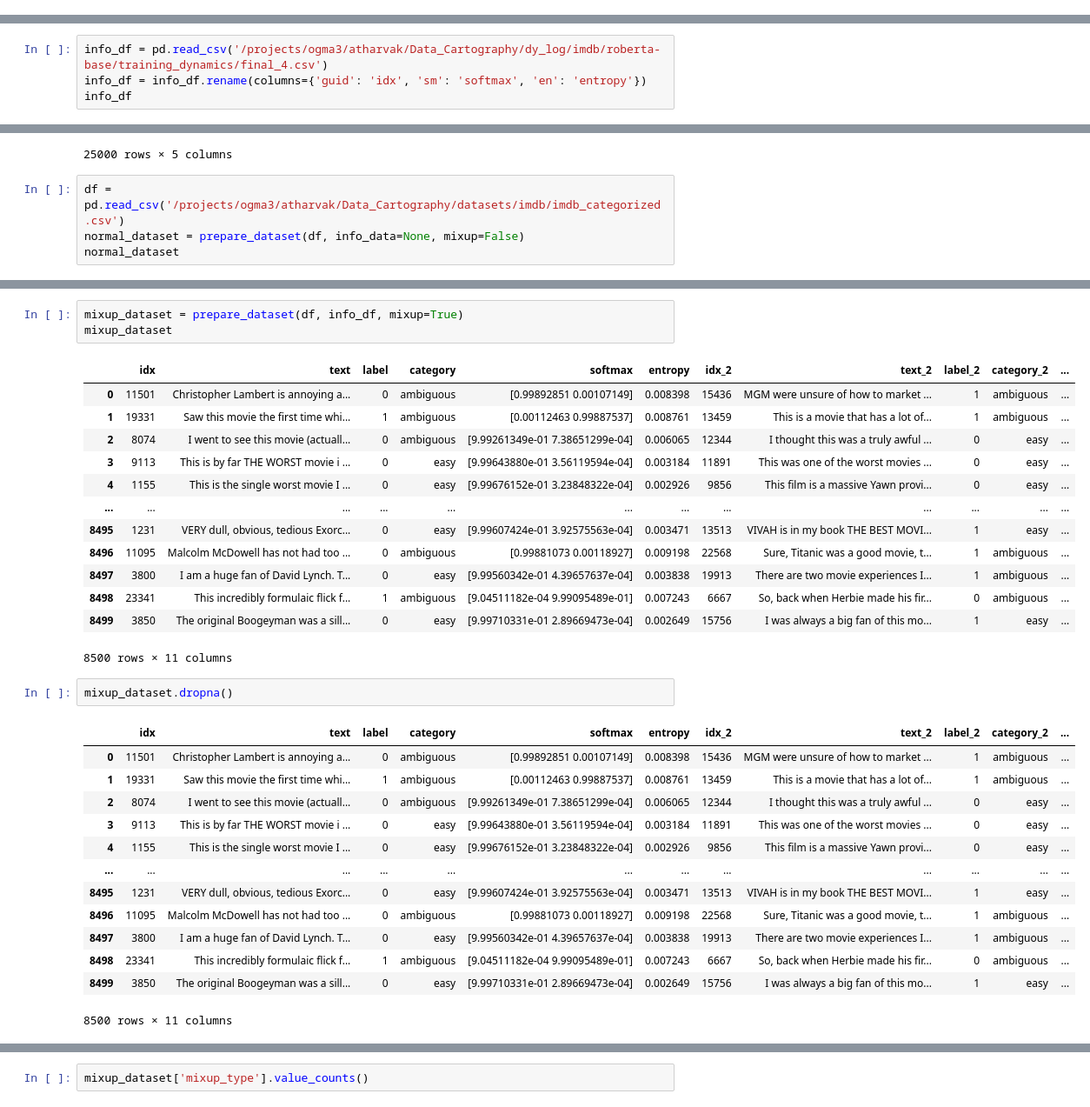
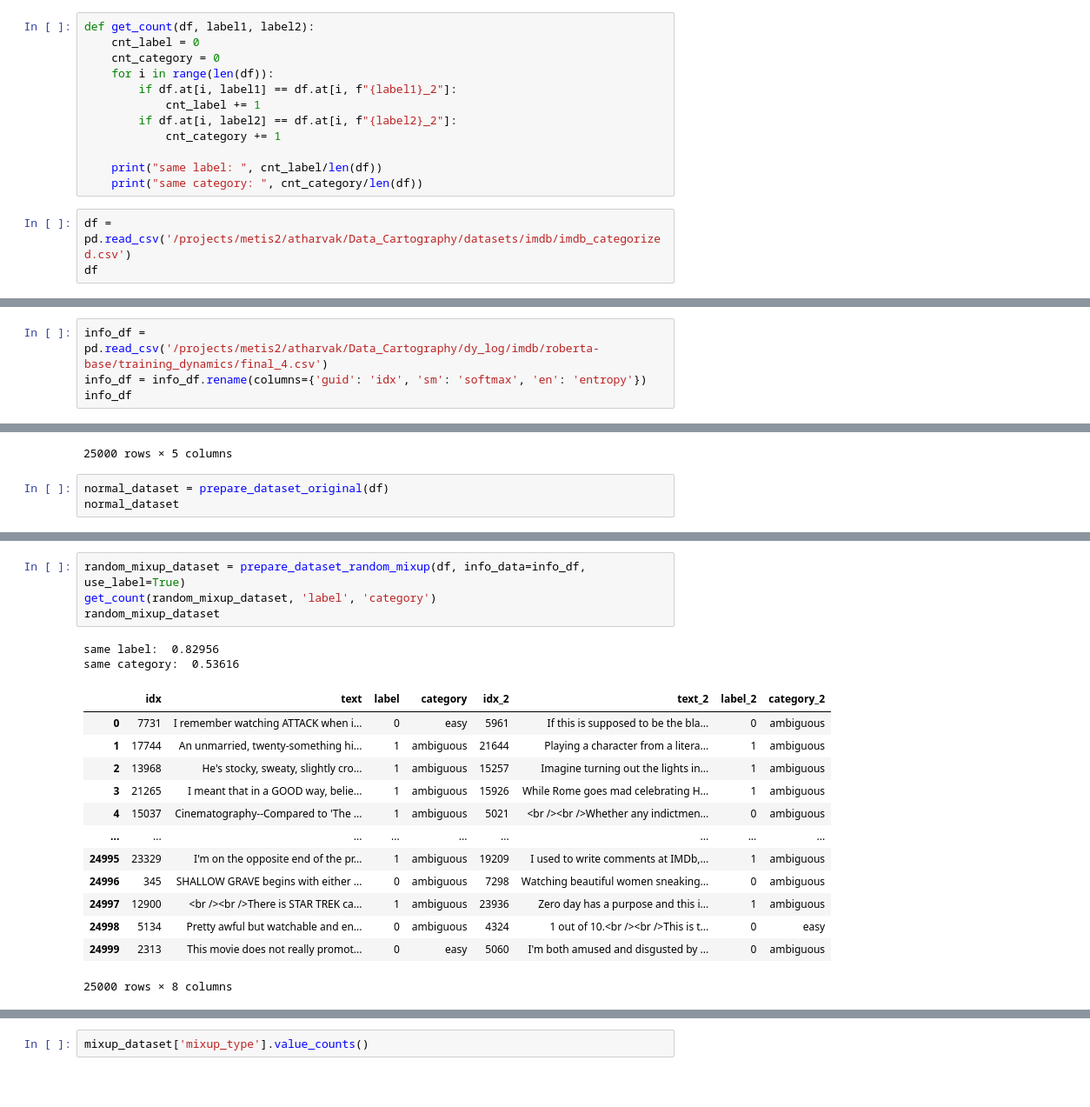
Before and after one commit to Raghav1606/Training-Dyamics-and-Entropy-Aware-Mixup-for-Robust-Text-Classification, a Jupyter notebook: notebooks/mixup_training.ipynb, the cells around one changed output, grey strips where cells are left out. Shown at 87% size. Saved outputs shown, nothing was run; the diff lists cells and outputs as text; blank space fills up the shorter version.

```diff
--- a/notebooks/mixup_training.ipynb
+++ b/notebooks/mixup_training.ipynb
@@ -568,0 +682,15 @@ def prepare_dataset(data, info_data=None, mixup=False):
+# %%
+def get_count(df, label1, label2):
+    cnt_label = 0
+    cnt_category = 0
+    for i in range(len(df)):
+        if df.at[i, label1] == df.at[i, f"{label1}_2"]:
+            cnt_label += 1
+        if df.at[i, label2] == df.at[i, f"{label2}_2"]:
+            cnt_category += 1
+
+    print("same label: ", cnt_label/len(df))
+    print("same category: ", cnt_category/len(df))
+# %%
+df = pd.read_csv('/projects/metis2/atharvak/Data_Cartography/datasets/imdb/imdb_categorized.csv')
+df
@@ -569,5 +711,5 @@ def prepare_dataset(data, info_data=None, mixup=False):
 # %%
-info_df = pd.read_csv('/projects/ogma3/atharvak/Data_Cartography/dy_log/imdb/roberta-base/training_dynamics/final_4.csv')
+info_df = pd.read_csv('/projects/metis2/atharvak/Data_Cartography/dy_log/imdb/roberta-base/training_dynamics/final_4.csv')
 info_df = info_df.rename(columns={'guid': 'idx', 'sm': 'softmax', 'en': 'entropy'})
 info_df
 # %% [output]
@@ -585,8 +727,7 @@ info_df
 | 24999 | 24999 | 24926 | 1 | [0.00347956 0.99652044] | 0.023171 |
 25000 rows × 5 columns
 # %%
-df = pd.read_csv('/projects/ogma3/atharvak/Data_Cartography/datasets/imdb/imdb_categorized.csv')
-normal_dataset = prepare_dataset(df, info_data=None, mixup=False)
+normal_dataset = prepare_dataset_original(df)
 normal_dataset
 # %% [output]
 |  | idx | text | label | category |
@@ -607,33 +766,20 @@ normal_dataset
 # %%
-mixup_dataset = prepare_dataset(df, info_df, mixup=True)
-mixup_dataset
+random_mixup_dataset = prepare_dataset_random_mixup(df, info_data=info_df, use_label=True)
+get_count(random_mixup_dataset, 'label', 'category')
+random_mixup_dataset
 # %% [output]
+same label:  0.82956
+same category:  0.53616
-|  | idx | text | label | category | softmax | entropy | idx_2 | text_2 | label_2 | category_2 | ... |
-| 0 | 11501 | Christopher Lambert is annoying a... | 0 | ambiguous | [0.99892851 0.00107149] | 0.008398 | 15436 | MGM were unsure of how to market ... | 1 | ambiguous | ... |
-| 1 | 19331 | Saw this movie the first time whi... | 1 | ambiguous | [0.00112463 0.99887537] | 0.008761 | 13459 | This is a movie that has a lot of... | 1 | ambiguous | ... |
-| 2 | 8074 | I went to see this movie (actuall... | 0 | ambiguous | [9.99261349e-01 7.38651299e-04] | 0.006065 | 12344 | I thought this was a truly awful ... | 0 | easy | ... |
-| 3 | 9113 | This is by far THE WORST movie i ... | 0 | easy | [9.99643880e-01 3.56119594e-04] | 0.003184 | 11891 | This was one of the worst movies ... | 0 | easy | ... |
-| 4 | 1155 | This is the single worst movie I ... | 0 | easy | [9.99676152e-01 3.23848322e-04] | 0.002926 | 9856 | This film is a massive Yawn provi... | 0 | easy | ... |
-| ... | ... | ... | ... | ... | ... | ... | ... | ... | ... | ... | ... |
-| 8495 | 1231 | VERY dull, obvious, tedious Exorc... | 0 | easy | [9.99607424e-01 3.92575563e-04] | 0.003471 | 13513 | VIVAH is in my book THE BEST MOVI... | 1 | easy | ... |
-| 8496 | 11095 | Malcolm McDowell has not had too ... | 0 | ambiguous | [0.99881073 0.00118927] | 0.009198 | 22568 | Sure, Titanic was a good movie, t... | 1 | ambiguous | ... |
-| 8497 | 3800 | I am a huge fan of David Lynch. T... | 0 | easy | [9.99560342e-01 4.39657637e-04] | 0.003838 | 19913 | There are two movie experiences I... | 1 | ambiguous | ... |
-| 8498 | 23341 | This incredibly formulaic flick f... | 1 | ambiguous | [9.04511182e-04 9.99095489e-01] | 0.007243 | 6667 | So, back when Herbie made his fir... | 0 | ambiguous | ... |
-| 8499 | 3850 | The original Boogeyman was a sill... | 0 | easy | [9.99710331e-01 2.89669473e-04] | 0.002649 | 15756 | I was always a big fan of this mo... | 1 | easy | ... |
+|  | idx | text | label | category | idx_2 | text_2 | label_2 | category_2 |
+| 0 | 7731 | I remember watching ATTACK when i... | 0 | easy | 5961 | If this is supposed to be the bla... | 0 | ambiguous |
+| 1 | 17744 | An unmarried, twenty-something hi... | 1 | ambiguous | 21644 | Playing a character from a litera... | 1 | ambiguous |
+| 2 | 13968 | He's stocky, sweaty, slightly cro... | 1 | ambiguous | 15257 | Imagine turning out the lights in... | 1 | ambiguous |
+| 3 | 21265 | I meant that in a GOOD way, belie... | 1 | ambiguous | 15926 | While Rome goes mad celebrating H... | 1 | ambiguous |
+| 4 | 15037 | Cinematography--Compared to 'The ... | 1 | ambiguous | 5021 | <br /><br />Whether any indictmen... | 0 | ambiguous |
+| ... | ... | ... | ... | ... | ... | ... | ... | ... |
+| 24995 | 23329 | I'm on the opposite end of the pr... | 1 | ambiguous | 19209 | I used to write comments at IMDb,... | 1 | ambiguous |
+| 24996 | 345 | SHALLOW GRAVE begins with either ... | 0 | ambiguous | 7298 | Watching beautiful women sneaking... | 0 | ambiguous |
+| 24997 | 12900 | <br /><br />There is STAR TREK ca... | 1 | ambiguous | 23936 | Zero day has a purpose and this i... | 1 | ambiguous |
+| 24998 | 5134 | Pretty awful but watchable and en... | 0 | ambiguous | 4324 | 1 out of 10.<br /><br />This is t... | 0 | easy |
+| 24999 | 2313 | This movie does not really promot... | 0 | easy | 5060 | I'm both amused and disgusted by ... | 0 | ambiguous |
-8500 rows × 11 columns
+25000 rows × 8 columns
-# %%
-mixup_dataset.dropna()
-# %% [output]
-|  | idx | text | label | category | softmax | entropy | idx_2 | text_2 | label_2 | category_2 | ... |
-| 0 | 11501 | Christopher Lambert is annoying a... | 0 | ambiguous | [0.99892851 0.00107149] | 0.008398 | 15436 | MGM were unsure of how to market ... | 1 | ambiguous | ... |
-| 1 | 19331 | Saw this movie the first time whi... | 1 | ambiguous | [0.00112463 0.99887537] | 0.008761 | 13459 | This is a movie that has a lot of... | 1 | ambiguous | ... |
-| 2 | 8074 | I went to see this movie (actuall... | 0 | ambiguous | [9.99261349e-01 7.38651299e-04] | 0.006065 | 12344 | I thought this was a truly awful ... | 0 | easy | ... |
-| 3 | 9113 | This is by far THE WORST movie i ... | 0 | easy | [9.99643880e-01 3.56119594e-04] | 0.003184 | 11891 | This was one of the worst movies ... | 0 | easy | ... |
-| 4 | 1155 | This is the single worst movie I ... | 0 | easy | [9.99676152e-01 3.23848322e-04] | 0.002926 | 9856 | This film is a massive Yawn provi... | 0 | easy | ... |
-| ... | ... | ... | ... | ... | ... | ... | ... | ... | ... | ... | ... |
-| 8495 | 1231 | VERY dull, obvious, tedious Exorc... | 0 | easy | [9.99607424e-01 3.92575563e-04] | 0.003471 | 13513 | VIVAH is in my book THE BEST MOVI... | 1 | easy | ... |
-| 8496 | 11095 | Malcolm McDowell has not had too ... | 0 | ambiguous | [0.99881073 0.00118927] | 0.009198 | 22568 | Sure, Titanic was a good movie, t... | 1 | ambiguous | ... |
-| 8497 | 3800 | I am a huge fan of David Lynch. T... | 0 | easy | [9.99560342e-01 4.39657637e-04] | 0.003838 | 19913 | There are two movie experiences I... | 1 | ambiguous | ... |
-| 8498 | 23341 | This incredibly formulaic flick f... | 1 | ambiguous | [9.04511182e-04 9.99095489e-01] | 0.007243 | 6667 | So, back when Herbie made his fir... | 0 | ambiguous | ... |
-| 8499 | 3850 | The original Boogeyman was a sill... | 0 | easy | [9.99710331e-01 2.89669473e-04] | 0.002649 | 15756 | I was always a big fan of this mo... | 1 | easy | ... |
-8500 rows × 11 columns
```
Also changed, not shown: parts of 10 cells of this notebook, 16 other files.
